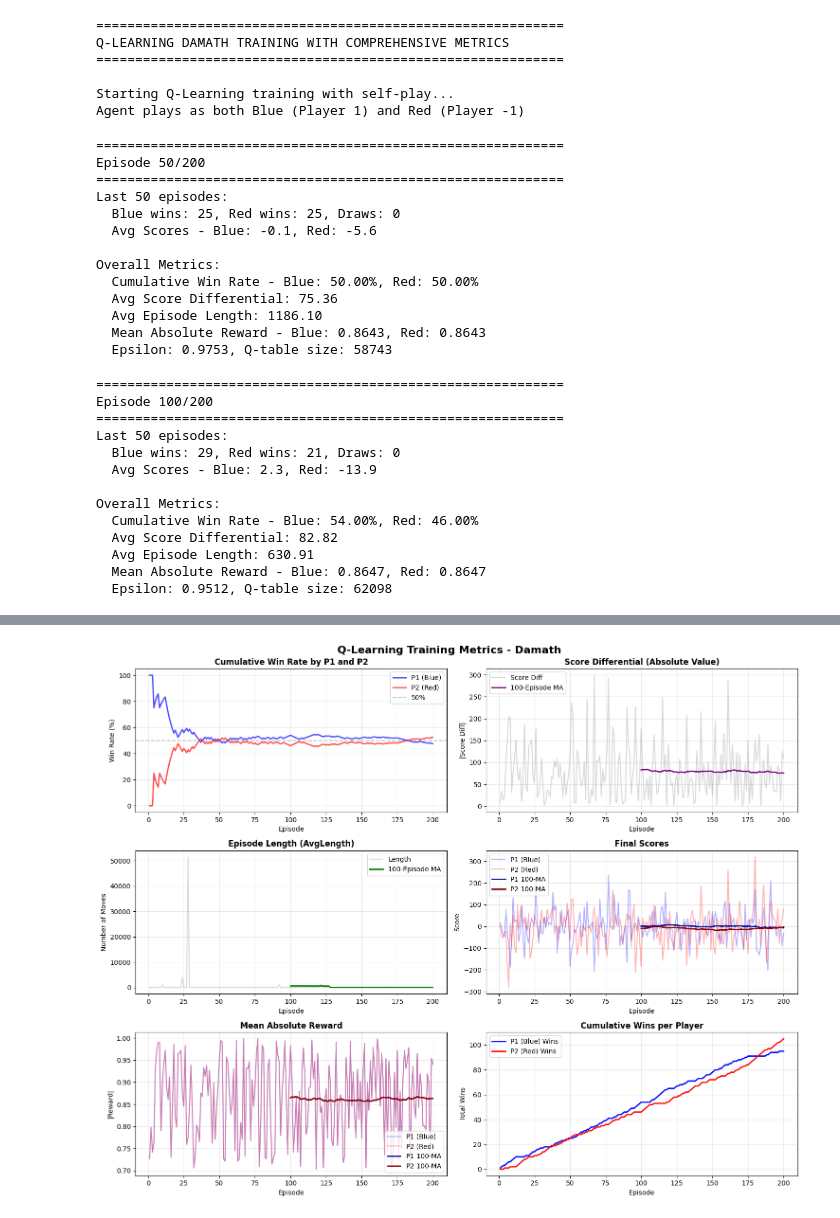
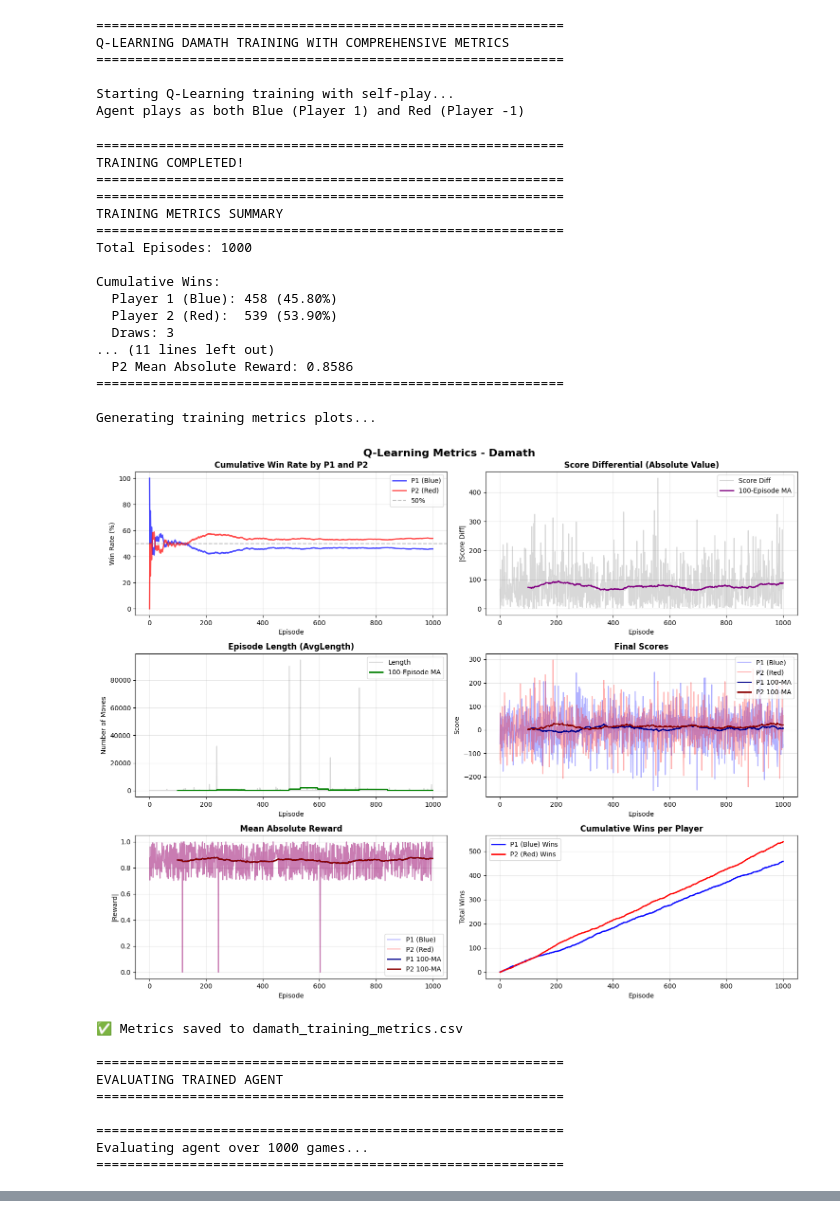
Before and after one commit to machiwao/CCRNFLRL_Integer_Damath, a Jupyter notebook: q_learning.ipynb, the cells around one changed output, grey strips where cells are left out. Cells and saved outputs as stored; diff of their text form; code cells hidden in the pictures.

Commit message:
Updated q-learning code

```diff
--- a/q_learning.ipynb
+++ b/q_learning.ipynb
@@ -480,7 +476,7 @@ class MetricsTracker:
             return
 
         fig, axes = plt.subplots(3, 2, figsize=(15, 12))
-        fig.suptitle('Q-Learning Training Metrics - Damath', fontsize=16, fontweight='bold')
+        fig.suptitle('Q-Learning Metrics - Damath', fontsize=16, fontweight='bold')
 
         episodes = list(range(1, len(self.episodes) + 1))
 
@@ -755,12 +657,12 @@ def train_qlearning_selfplay_with_metrics(episodes=200, verbose_every=50,
 # %%
-def evaluate_agent_with_metrics(agent, num_games=100, alpha=0.7, K=100.0):
+def evaluate_agent_with_metrics(agent, num_games=1000, reward_alpha=0.7, K=100.0):
     """
     Evaluate trained agent against random opponent WITH METRICS
 
     Args:
         agent: Trained QLearner agent
         num_games: Number of evaluation games
-        alpha: Weight for binary reward in final reward calculation
+        reward_alpha: Weight for binary reward in final reward calculation (default: 0.7)
         K: Temperature parameter for score normalization
 
     Returns:
@@ -794,10 +696,10 @@ def evaluate_agent_with_metrics(agent, num_games=100, alpha=0.7, K=100.0):
 
         # Compute final rewards
         final_reward_p1, winner, final_scores = env.compute_final_reward_for(
-            player=1, alpha=alpha, K=K
+            player=1, reward_alpha=reward_alpha, K=K
         )
         final_reward_p2, _, _ = env.compute_final_reward_for(
-            player=-1, alpha=alpha, K=K
+            player=-1, reward_alpha=reward_alpha, K=K
         )
 
         # Record metrics
@@ -843,10 +745,12 @@ if __name__ == "__main__":
 
     # Train the agent with metrics tracking
     trained_agent, training_metrics = train_qlearning_selfplay_with_metrics(
-        episodes=200,
-        verbose_every=50,
-        alpha=0.7,  # Weight for binary reward
-        K=100.0     # Temperature for score normalization
+        episodes=1000,
+        reward_alpha=0.7,
+        learning_rate=0.01,
+        gamma=0.5,
+        epsilon=0.2,
+        K=100.0
     )
 
     print("\n" + "="*60)
@@ -863,63 +767,71 @@ if __name__ == "__main__":
     # Save training metrics to CSV
     training_metrics.save_to_csv('damath_training_metrics.csv')
 
+    # Save trained agent Q-table
+    trained_agent.save('damath_agent_trained_with_metrics.pkl')
+    print("✅ Agent Q-table saved to 'damath_agent_trained_with_metrics.pkl'\n")
+
     # Evaluate the trained agent with metrics
     print("\n" + "="*60)
     print("EVALUATING TRAINED AGENT")
     print("="*60)
 
     eval_metrics = evaluate_agent_with_metrics(
         trained_agent,
-        num_games=100,
-        alpha=0.7,
+        num_games=1000,
+        reward_alpha=0.7,
         K=100.0
     )
 
-    # Plot evaluation metrics
-    print("\nGenerating evaluation metrics plots...")
-    eval_metrics.plot_metrics(window=20)
+    # Save evaluation metrics to CSV
+    eval_metrics.save_to_csv('damath_evaluation_metrics.csv')
 
     print("\n" + "="*60)
     print("ALL METRICS AND VISUALIZATIONS COMPLETE!")
     print("="*60)
     print("\nFiles generated:")
     print("  1. damath_training_metrics.csv")
     print("  2. damath_evaluation_metrics.csv")
     print("  3. damath_agent_trained_with_metrics.pkl")
     print("  4. Training metrics plots (displayed)")
+
+
+
+    print("="*60)    print("  5. Evaluation metrics plots (displayed)")    print("  4. Training metrics plots (displayed)")
     print("  5. Evaluation metrics plots (displayed)")
     print("="*60)
 # %% [output]
 ============================================================
 Q-LEARNING DAMATH TRAINING WITH COMPREHENSIVE METRICS
 ============================================================
 
 Starting Q-Learning training with self-play...
 Agent plays as both Blue (Player 1) and Red (Player -1)
 ============================================================
-Episode 50/200
+TRAINING COMPLETED!
 ============================================================
-Last 50 episodes:
-  Blue wins: 25, Red wins: 25, Draws: 0
-  Avg Scores - Blue: -0.1, Red: -5.6
+============================================================
+TRAINING METRICS SUMMARY
+============================================================
+Total Episodes: 1000
 
-Overall Metrics:
-  Cumulative Win Rate - Blue: 50.00%, Red: 50.00%
-  Avg Score Differential: 75.36
-  Avg Episode Length: 1186.10
-  Mean Absolute Reward - Blue: 0.8643, Red: 0.8643
-  Epsilon: 0.9753, Q-table size: 58743
+Cumulative Wins:
+  Player 1 (Blue): 458 (45.80%)
+  Player 2 (Red):  539 (53.90%)
+  Draws: 3
+... (11 lines left out)
+  P2 Mean Absolute Reward: 0.8586
+============================================================
+
+Generating training metrics plots...
+[figure, new version]
+✅ Metrics saved to damath_training_metrics.csv
+
 ============================================================
-Episode 100/200
+EVALUATING TRAINED AGENT
 ============================================================
-Last 50 episodes:
-  Blue wins: 29, Red wins: 21, Draws: 0
-  Avg Scores - Blue: 2.3, Red: -13.9
 
-Overall Metrics:
-  Cumulative Win Rate - Blue: 54.00%, Red: 46.00%
-  Avg Score Differential: 82.82
-  Avg Episode Length: 630.91
-  Mean Absolute Reward - Blue: 0.8647, Red: 0.8647
-  Epsilon: 0.9512, Q-table size: 62098
+============================================================
+Evaluating agent over 1000 games...
+============================================================
 ============================================================
@@ -955 +865,0 @@ Generating training metrics plots...
-[figure, old version]
```
Also changed, not shown: parts of 7 cells of this notebook.
